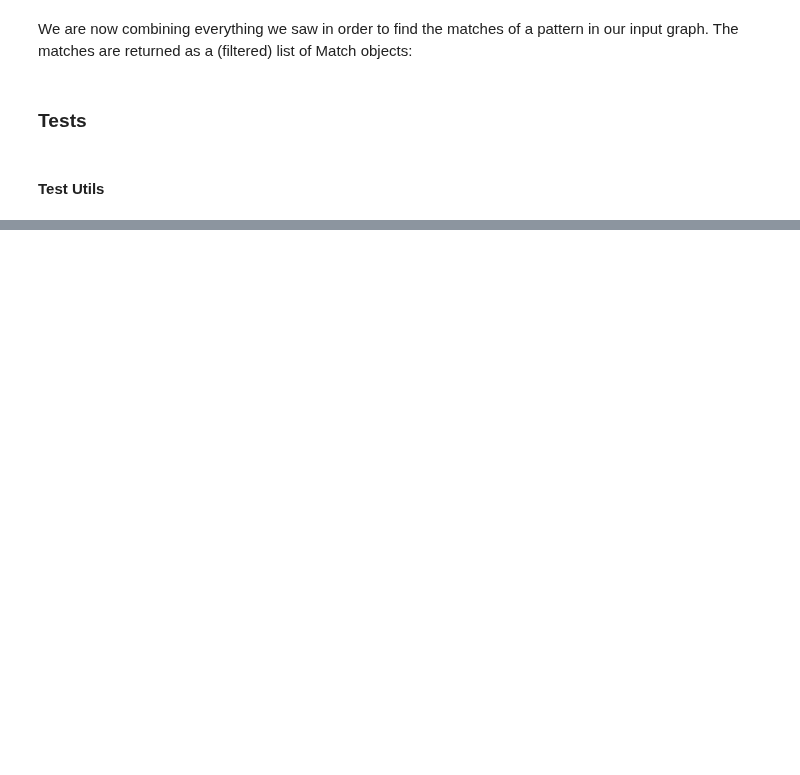
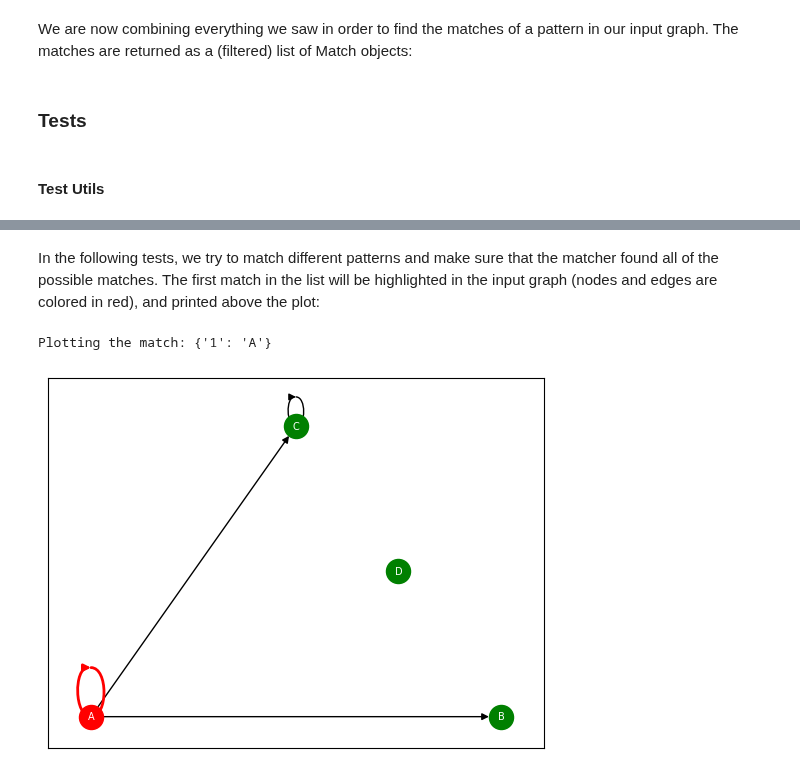
Before and after one commit to DeanLight/graph_rewrite, a Jupyter notebook: nbs/03_matcher.ipynb, the cells around one changed output, grey strips where cells are left out. Cells and saved outputs as stored; diff of their text form; code cells hidden in the pictures; blank space fills up the shorter version.

```diff
--- a/nbs/03_matcher.ipynb
+++ b/nbs/03_matcher.ipynb
@@ -227,12 +211,0 @@ def _assert_match_old(input_graph: DiGraph, pattern: DiGraph, expected: list[dic
-# %%
-input_graph = _create_graph(
-    ['A','B','C','D'],
-    [
-        ('A','B'),
-        ('A','C'),
-        ('A', 'A'),
-        ('C', 'C'),
-        ('A', 'C')
-    ]
-)
-_plot_graph(input_graph)
@@ -264,4 +211,0 @@ _assert_match(input_graph, '1;2;3;4;5', [])
-# %%
-input_graph.add_edge('C', 'D')
-input_graph.add_edge('D', 'A')
-_plot_graph(input_graph)
@@ -276,0 +212,21 @@ _assert_match(input_graph, 'X->Y->Z', [{'X': 'A', 'Y': 'C', 'Z': 'D'},
+# %%
+def _assert_match(input_graph: DiGraph, LHS: str, expected: list[dict], condition=lambda x: True, plot=True):
+    """Match the pattern in the input graph, and validate that the list of matches
+    is equal to the expected list of matches. Also allows plotting the first match instance.
+
+    Args:
+        input_graph (DiGraph): A graph
+        LHS (str): A pattern string
+        expected (list[dict]): The list of expected matches (as mappings from pattern nodes to input graph nodes)
+        plot (bool, optional): If True, plots the first match instance on the input graph (in red). Defaults to False.
+    """
+    # Convert the pattern to a NetworkX graph + an extended condition function
+    pattern, condition = lhs_to_graph(LHS, condition)
+    matches = find_matches(input_graph, pattern, condition=condition)
+    assert all([match.mapping in expected for match in matches]) and len(matches) == len(expected)
+    if plot and len(matches) > 0:
+        mapping = matches[0].mapping
+        hl_nodes = {mapping[node] for node in pattern.nodes() if not is_anonymous_node(node)}
+        hl_edges = {(mapping[s], mapping[t]) for s, t in pattern.edges() if not (is_anonymous_node(s) or is_anonymous_node(t))}
+        print(f"Plotting the match: {mapping}")
+        _plot_graph(input_graph, hl_nodes=hl_nodes, hl_edges=hl_edges)
@@ -276,0 +250,8 @@ _assert_match(input_graph, 'X->Y->Z', [{'X': 'A', 'Y': 'C', 'Z': 'D'},
+# %% [markdown]
+In the following tests, we try to match different patterns and make sure that the matcher found all of the possible matches. The first match in the list will be highlighted in the input graph (nodes and edges are colored in red), and printed above the plot:
+# %%
+# Match all nodes 1 with self loops (both A and C)
+_assert_match(input_graph, "1->1", [{'1': 'A'}, {'1': 'C'}])
+# %% [output]
+Plotting the match: {'1': 'A'}
+[figure, added]
```
Also changed, not shown: parts of 42 cells of this notebook, 8 other files.
